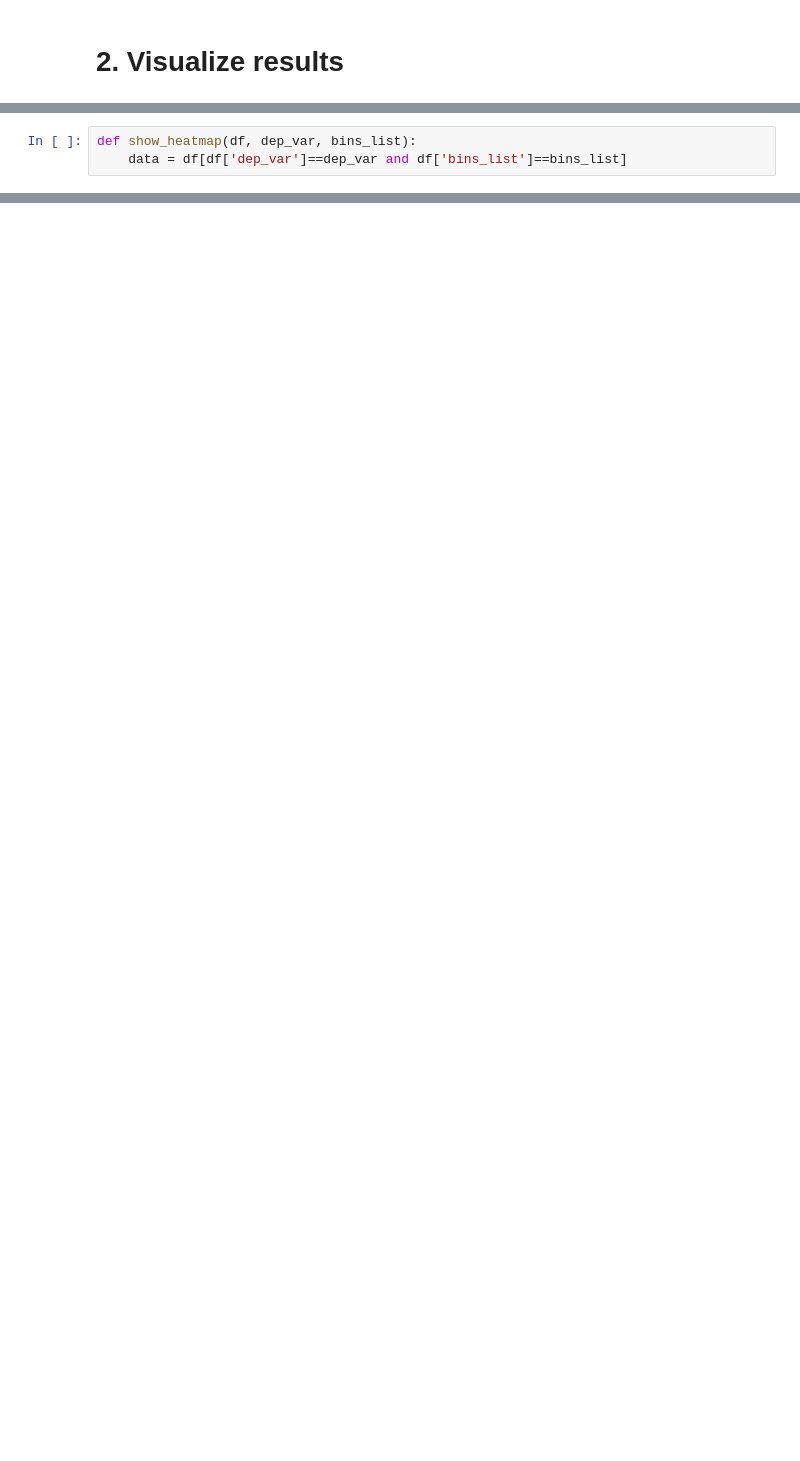
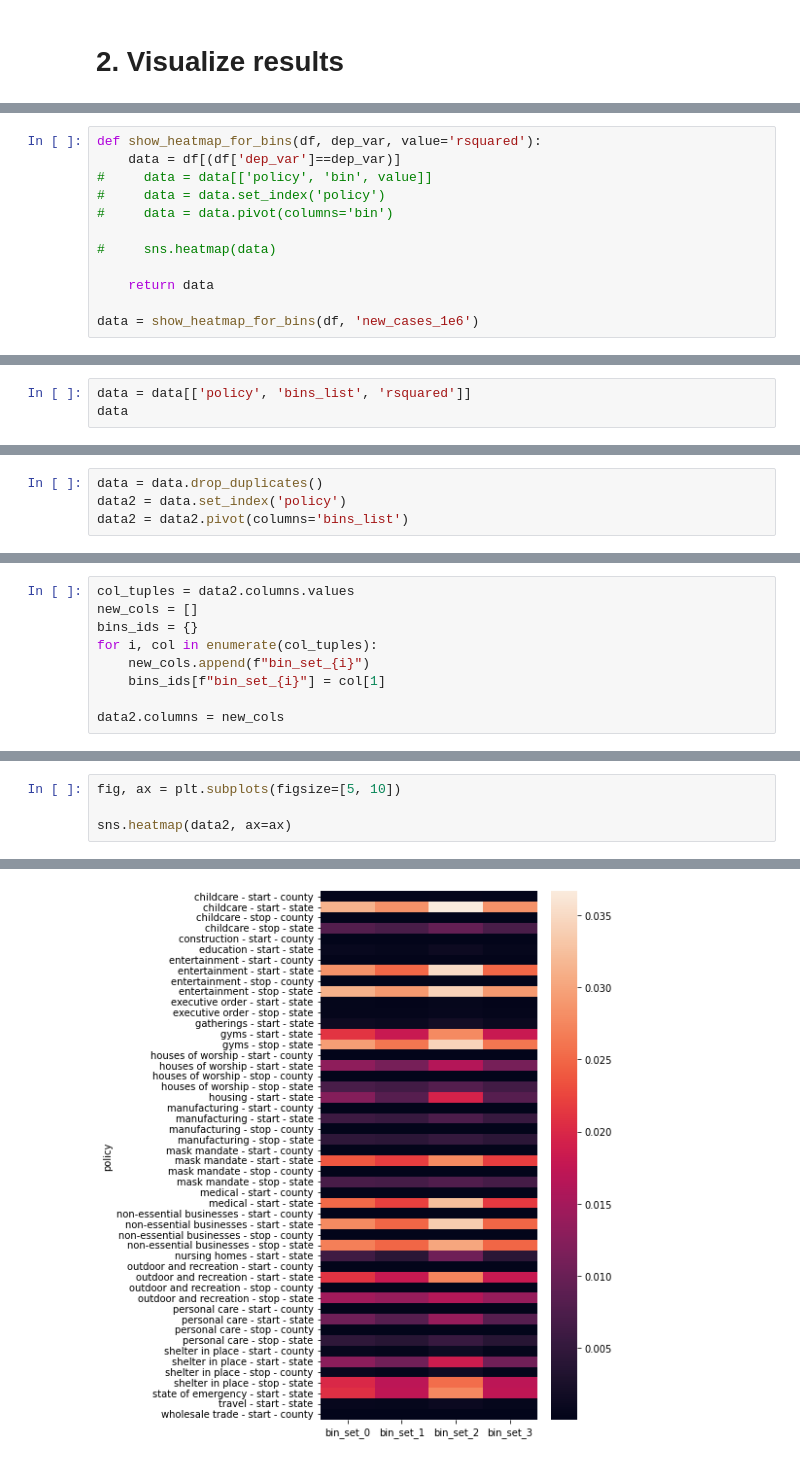
Before and after one commit to apalermo01/Covid-19-correlation-analysis, a Jupyter notebook: develop regression results analysis-20220614.ipynb, the cells around one changed output, grey strips where cells are left out. Drawn from its saved outputs; the diff is of its cells as text; blank space fills up the shorter version.

```diff
--- a/develop regression results analysis-20220614.ipynb
+++ b/develop regression results analysis-20220614.ipynb
@@ -97,3 +145,12 @@ df.sort_values(by='p_value')
 # %%
-def show_heatmap(df, dep_var, bins_list):
-    data = df[df['dep_var']==dep_var and df['bins_list']==bins_list]
+def show_heatmap_for_bins(df, dep_var, value='rsquared'):
+    data = df[(df['dep_var']==dep_var)]
+#     data = data[['policy', 'bin', value]]
+#     data = data.set_index('policy')
+#     data = data.pivot(columns='bin')
+
+#     sns.heatmap(data)
+
+    return data
+
+data = show_heatmap_for_bins(df, 'new_cases_1e6')
@@ -99,0 +173,3 @@ def show_heatmap(df, dep_var, bins_list):
+# %%
+data = data[['policy', 'bins_list', 'rsquared']]
+data
@@ -99,0 +206,4 @@ def show_heatmap(df, dep_var, bins_list):
+# %%
+data = data.drop_duplicates()
+data2 = data.set_index('policy')
+data2 = data2.pivot(columns='bins_list')
@@ -99,0 +239,9 @@ def show_heatmap(df, dep_var, bins_list):
+# %%
+col_tuples = data2.columns.values
+new_cols = []
+bins_ids = {}
+for i, col in enumerate(col_tuples):
+    new_cols.append(f"bin_set_{i}")
+    bins_ids[f"bin_set_{i}"] = col[1]
+
+data2.columns = new_cols
@@ -99,0 +282,5 @@ def show_heatmap(df, dep_var, bins_list):
+# %%
+fig, ax = plt.subplots(figsize=[5, 10])
+
+sns.heatmap(data2, ax=ax)
+# %% [output]
@@ -99,0 +288 @@ def show_heatmap(df, dep_var, bins_list):
+[figure, added]
```
Also changed, not shown: parts of 25 cells of this notebook, 1 other file.
